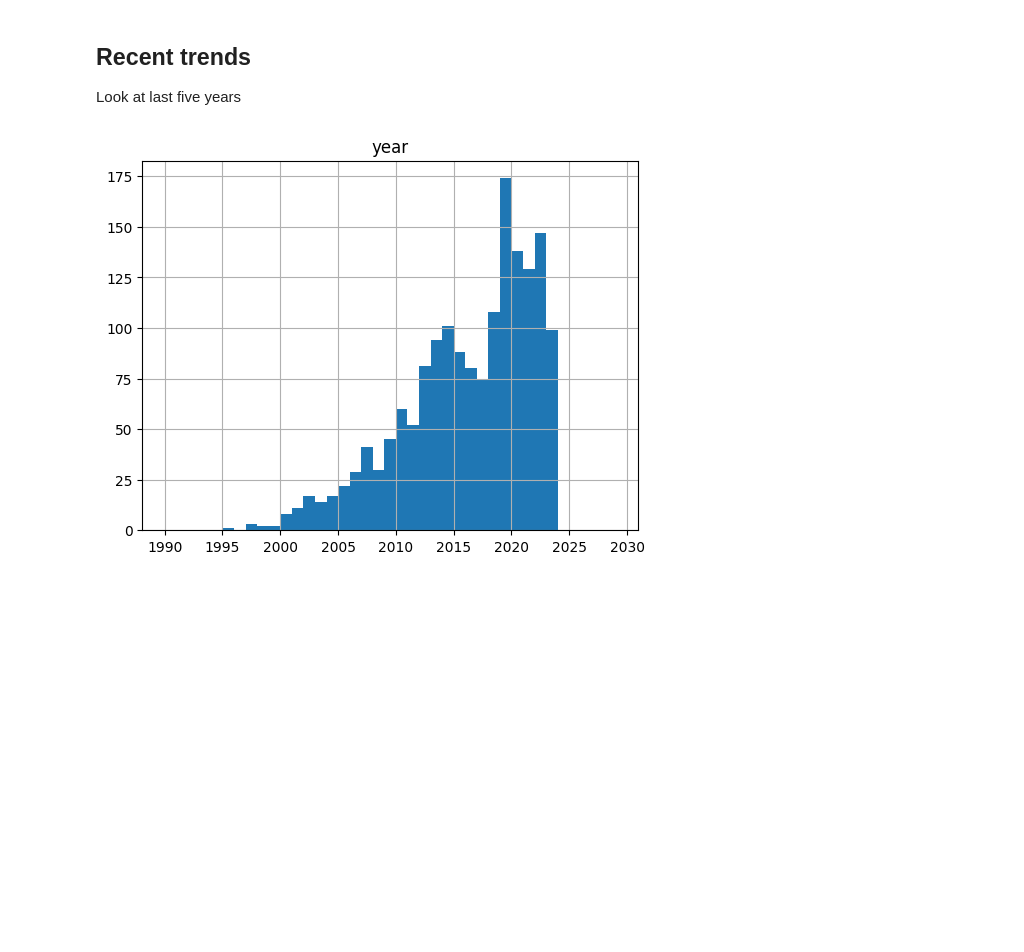
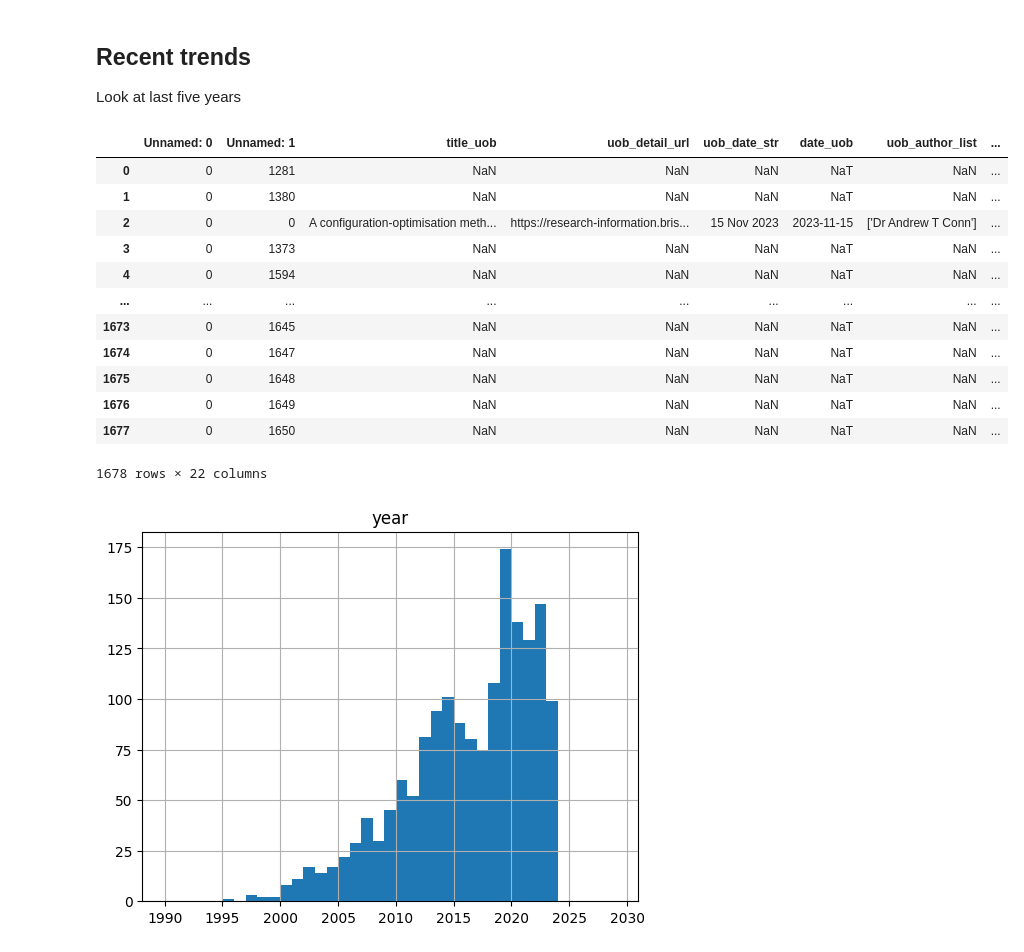
Before and after one commit to arthurrichards77/publication_scraping, a Jupyter notebook: analysis.ipynb, the cells around one changed output. Cells and saved outputs as stored; diff of their text form; code cells hidden in the pictures; blank space fills up the shorter version.

```diff
--- a/analysis.ipynb
+++ b/analysis.ipynb
@@ -10,6 +10,33 @@ import pandas as pd
 Look at last five years
 # %%
 brl_always = pd.read_excel('results/all_brl.xlsx')
+# %%
+def merge_author_list_func(this_row):
+    alist = []
+    if type(this_row.uob_author_list)==str:
+        alist = eval(this_row.uob_author_list)
+    if type(this_row.uwe_author_list)==str:
+        alist = alist + eval(this_row.uwe_author_list)
+    if type(this_row.scholar_author_list)==str:
+        alist = alist + eval(this_row.scholar_author_list)
+    return alist
+
+brl_always['all_author_list'] = brl_always.apply(merge_author_list_func, axis=1)
+brl_always
+# %% [output]
+|  | Unnamed: 0 | Unnamed: 1 | title_uob | uob_detail_url | uob_date_str | date_uob | uob_author_list | ... |
+| 0 | 0 | 1281 | NaN | NaN | NaN | NaT | NaN | ... |
+| 1 | 0 | 1380 | NaN | NaN | NaN | NaT | NaN | ... |
+| 2 | 0 | 0 | A configuration-optimisation meth... | https://research-information.bris... | 15 Nov 2023 | 2023-11-15 | ['Dr Andrew T Conn'] | ... |
+| 3 | 0 | 1373 | NaN | NaN | NaN | NaT | NaN | ... |
+| 4 | 0 | 1594 | NaN | NaN | NaN | NaT | NaN | ... |
+| ... | ... | ... | ... | ... | ... | ... | ... | ... |
+| 1673 | 0 | 1645 | NaN | NaN | NaN | NaT | NaN | ... |
+| 1674 | 0 | 1647 | NaN | NaN | NaN | NaT | NaN | ... |
+| 1675 | 0 | 1648 | NaN | NaN | NaN | NaT | NaN | ... |
+| 1676 | 0 | 1649 | NaN | NaN | NaN | NaT | NaN | ... |
+| 1677 | 0 | 1650 | NaN | NaN | NaN | NaT | NaN | ... |
+1678 rows × 22 columns
 # %%
 hist = brl_always.hist(column=['year'],bins=range(1990,2030))
 # %% [output]
```
Also changed, not shown: parts of 12 cells of this notebook.
